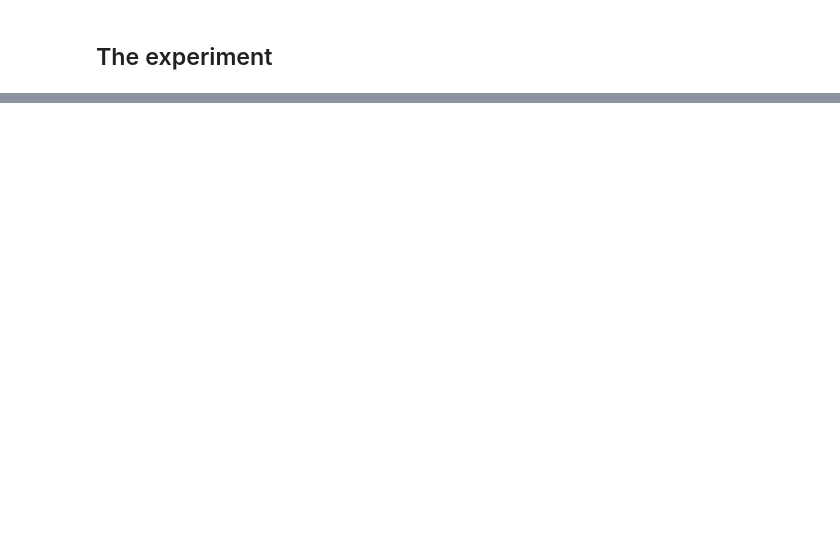
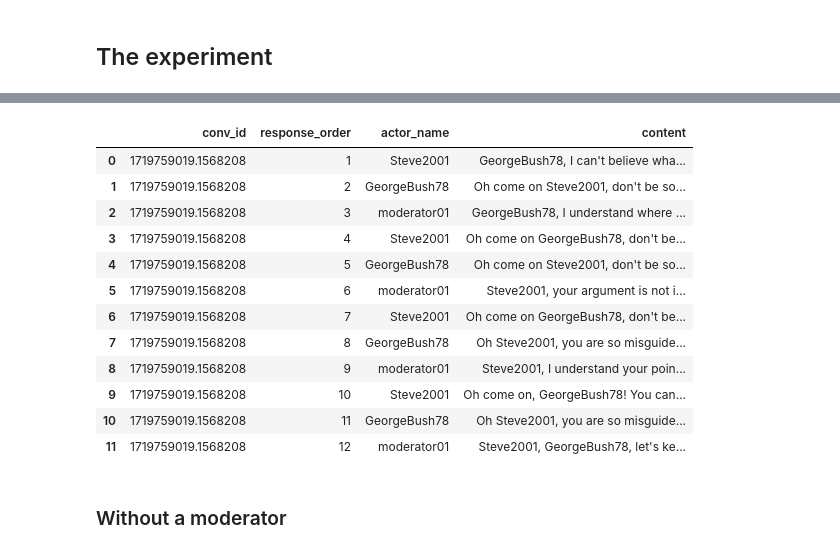
Before and after one commit to dimits-ts/llm_moderation_research, a Jupyter notebook: experiments.ipynb, the cells around one changed output, grey strips where cells are left out. Cells and saved outputs as stored; diff of their text form; code cells hidden in the pictures; blank space fills up the shorter version.

```diff
--- a/experiments.ipynb
+++ b/experiments.ipynb
@@ -24,7 +24,7 @@ MAX_TOKENS = 512
 # see this for a discussion on ctx width for llama models
 # https://github.com/ggerganov/llama.cpp/issues/194
 CTX_WIDTH_TOKENS = 512
-MODEL_PATH = "/home/dimits/bin/llm_models/llama-2-13b.Q5_K_S.gguf"
+MODEL_PATH = "/home/dimits/bin/llm_models/llama-2-13b-chat.Q5_K_M.gguf"
 RANDOM_SEED = 42
 INFERENCE_THREADS = 4
 
@@ -116,3 +155,5 @@ moderator: Actor = LlmActor(model=model,
 # %%
-chat = tasks.conversation.ConversationManager([userB, userA], history_len=2, conv_len=3)
+chat = tasks.conversation.ConversationManager([userA, userB, moderator],
+                                               history_len=2,
+                                               conv_len=4)
 logs = chat.begin_conversation(verbose=True)
@@ -118,0 +178,18 @@ logs = chat.begin_conversation(verbose=True)
+# %%
+logs
+# %% [output]
+|  | conv_id | response_order | actor_name | content |
+| 0 | 1719759019.1568208 | 1 | Steve2001 | GeorgeBush78, I can't believe wha... |
+| 1 | 1719759019.1568208 | 2 | GeorgeBush78 | Oh come on Steve2001, don't be so... |
+| 2 | 1719759019.1568208 | 3 | moderator01 | GeorgeBush78, I understand where ... |
+| 3 | 1719759019.1568208 | 4 | Steve2001 | Oh come on GeorgeBush78, don't be... |
+| 4 | 1719759019.1568208 | 5 | GeorgeBush78 | Oh come on Steve2001, don't be so... |
+| 5 | 1719759019.1568208 | 6 | moderator01 | Steve2001, your argument is not i... |
+| 6 | 1719759019.1568208 | 7 | Steve2001 | Oh come on GeorgeBush78, don't be... |
+| 7 | 1719759019.1568208 | 8 | GeorgeBush78 | Oh Steve2001, you are so misguide... |
+| 8 | 1719759019.1568208 | 9 | moderator01 | Steve2001, I understand your poin... |
+| 9 | 1719759019.1568208 | 10 | Steve2001 | Oh come on, GeorgeBush78! You can... |
+| 10 | 1719759019.1568208 | 11 | GeorgeBush78 | Oh Steve2001, you are so misguide... |
+| 11 | 1719759019.1568208 | 12 | moderator01 | Steve2001, GeorgeBush78, let's ke... |
+# %% [markdown]
+### Without a moderator
```
Also changed, not shown: parts of 10 cells of this notebook, 1 other file.
